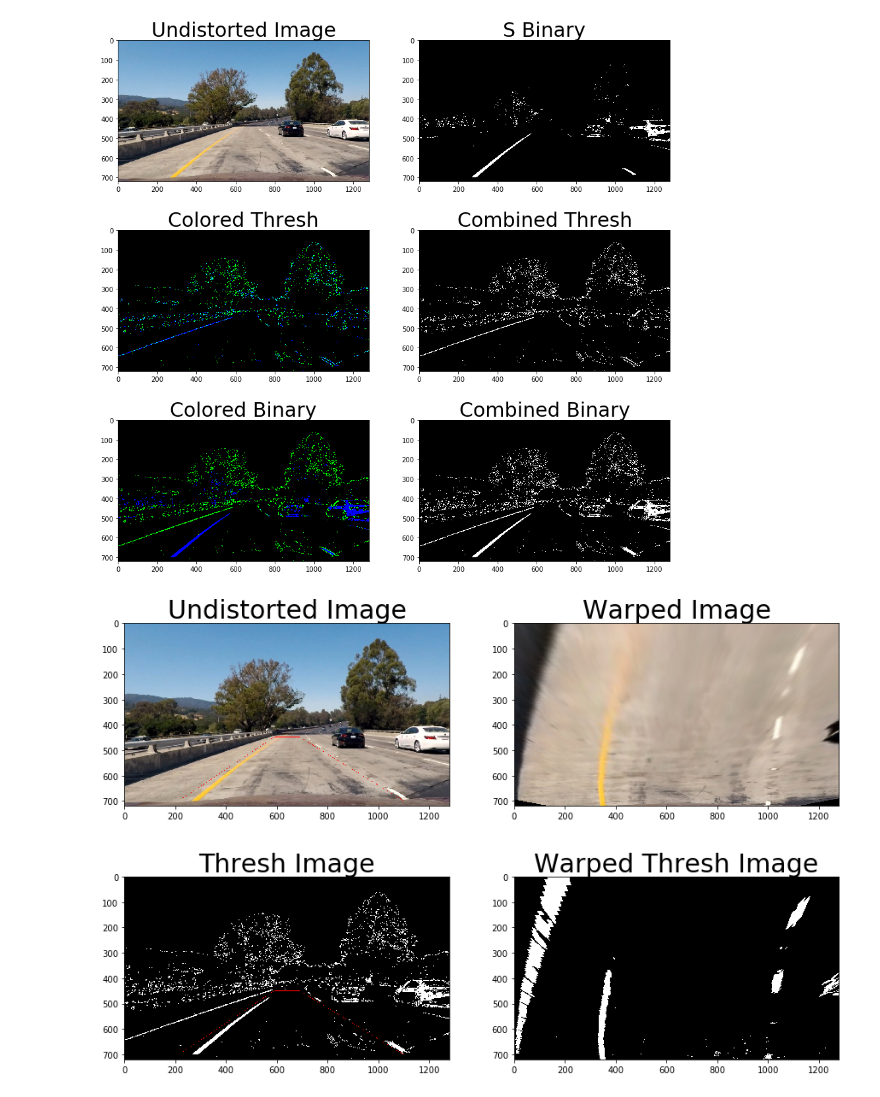
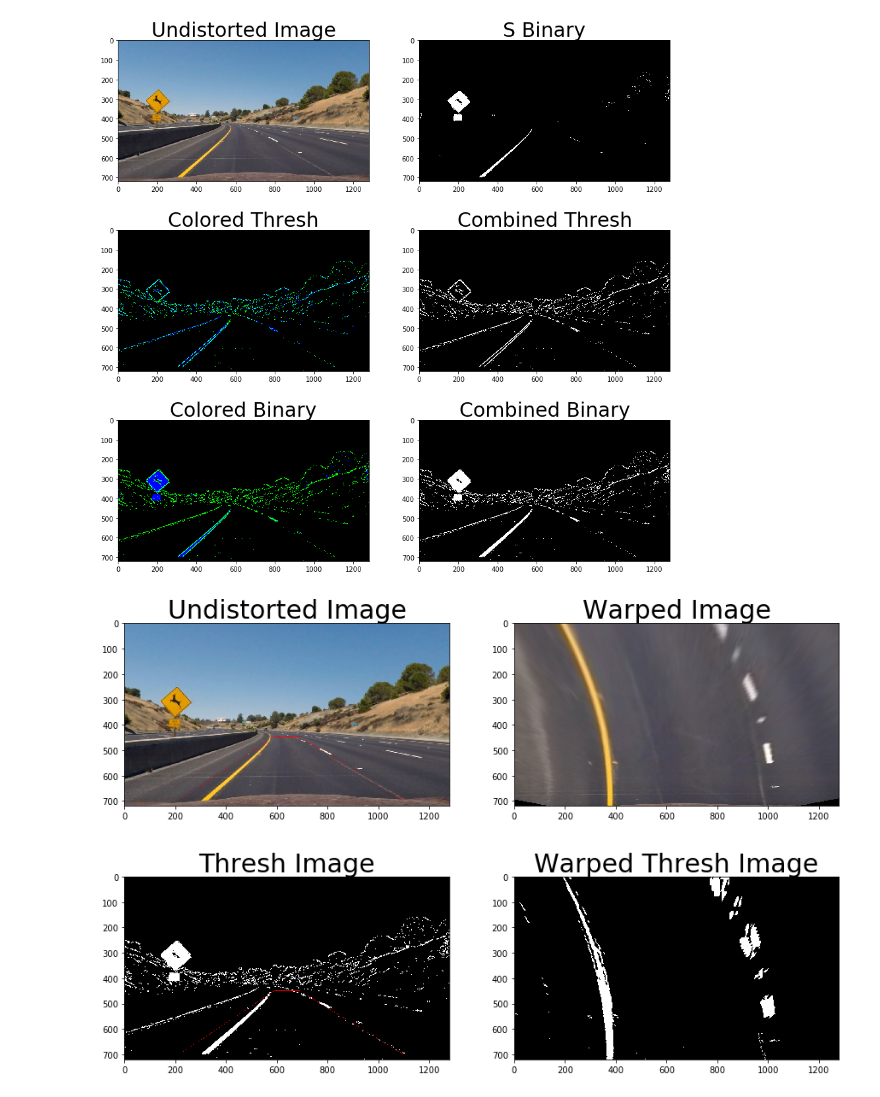
Before and after one commit to LukeHong/Advanced-line-detect, a Jupyter notebook: Line Detect.ipynb, the cells around one changed output. Cells and saved outputs as stored; diff of their text form; code cells hidden in the pictures.

```diff
--- a/Line Detect.ipynb
+++ b/Line Detect.ipynb
@@ -267,3 +265,16 @@ def calculate_offset(left_fit, right_fit):
     return offset
 # %%
 mtx, dist = camera_calibration()
+# %%
+#img = cv2.imread('test_images/straight_lines1.jpg')
+img = cv2.imread('test_images/test2.jpg')
+
+undistort, color_thresh, thresh, s_binary, colored, binary = process(img, mtx, dist, sobel_kernel=7)
+
+f, (ax1, ax2) = plt.subplots(1, 2, figsize=(15,10))
+ax1.imshow(cv2.cvtColor(img, cv2.COLOR_BGR2RGB))
+ax1.set_title('Origin Image', fontsize=30)
+ax2.imshow(undistort)
+ax2.set_title('Undistorted Image', fontsize=30)
+
+f.savefig('examples/undistort.png')
@@ -270,28 +283,23 @@ mtx, dist = camera_calibration()
 # %%
-#img = cv2.imread('test_images/straight_lines1.jpg')
-img = cv2.imread('test_images/test1.jpg')
-
-undistort, color_thresh, thresh, s_binary, colored, binary = process(img, mtx, dist, sobel_kernel=7)
-
 f, ((ax1, ax2), (ax3, ax4), (ax5, ax6)) = plt.subplots(3, 2, figsize=(15,15))
 ax1.imshow(undistort)
 ax1.set_title('Undistorted Image', fontsize=30)
 ax2.imshow(s_binary, cmap='gray')
 ax2.set_title('S Binary', fontsize=30)
 
 ax3.imshow(color_thresh)
 ax3.set_title('Colored Thresh', fontsize=30)
 ax4.imshow(thresh, cmap='gray')
 ax4.set_title('Combined Thresh', fontsize=30)
 
 ax5.imshow(colored)
 ax5.set_title('Colored Binary', fontsize=30)
 ax6.imshow(binary, cmap='gray')
 ax6.set_title('Combined Binary', fontsize=30)
 
-f.savefig('examples/process.png')
+f.savefig('examples/thresh.png')
 # %% [output]
-[figure, old version]
+[figure, new version]
 # %%
 img_size = (img.shape[1], img.shape[0])
 offset = 300
@@ -319,7 +327,7 @@ ax4.imshow(warped_line, cmap='gray')
 ax4.set_title('Warped Thresh Image', fontsize=30)
 f.savefig('examples/warp.png')
 # %% [output]
-[figure, old version]
+[figure, new version]
 # %%
 histogram = np.sum(warped_line[warped_line.shape[0]//2:,:], axis=0)
 
```
Also changed, not shown: parts of 5 cells of this notebook, 20 other files.
